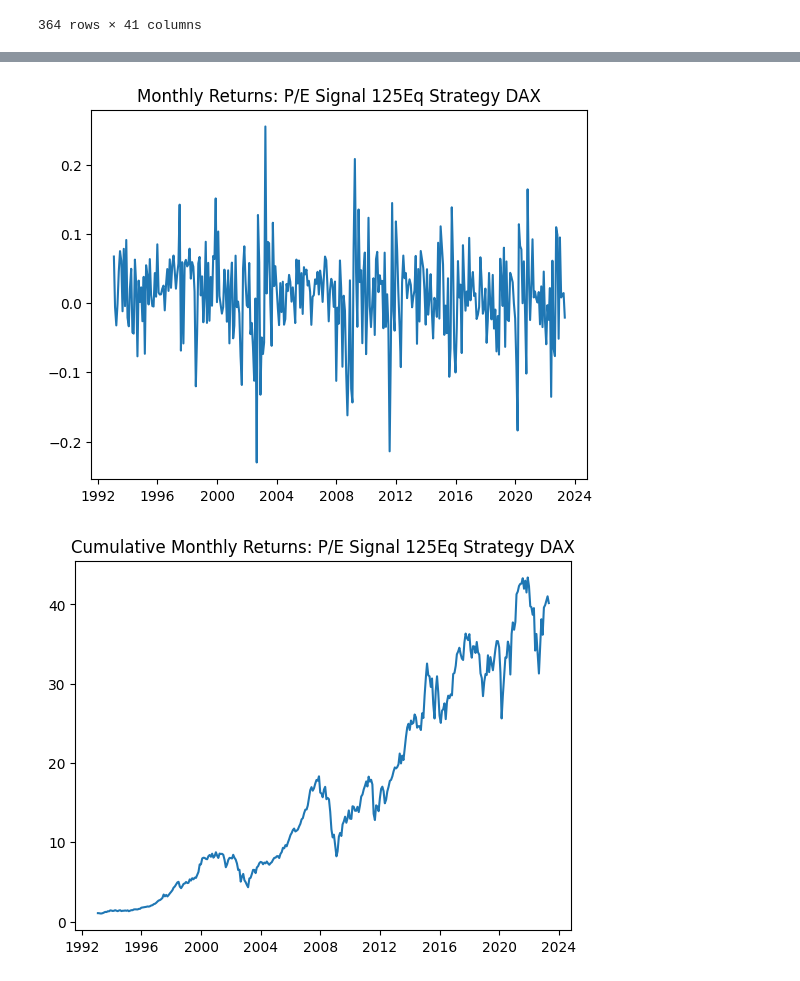
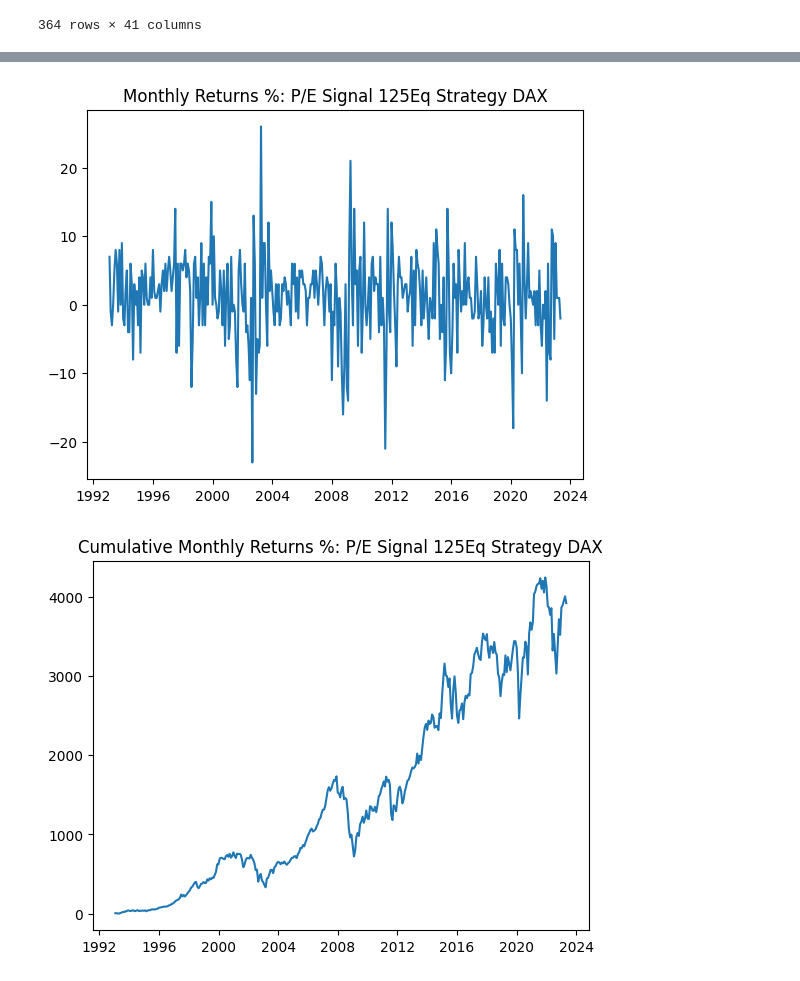
Before and after one commit to afoster28/efi-hw-mktTimingStrat, a Jupyter notebook: EFI_HW_Project_Foster.ipynb, the cells around one changed output, grey strips where cells are left out. Drawn from its saved outputs; the diff is of its cells as text; code cells hidden in the pictures.

```diff
--- a/EFI_HW_Project_Foster.ipynb
+++ b/EFI_HW_Project_Foster.ipynb
@@ -662,16 +676,19 @@ return_1m_pe125 = data_bounded_ger_inv['Portfolio_125'].tolist()
 return_scalar_1m_pe125 = [i + 1 for i in return_1m_pe125]
 return_1m_pe125_cum_i = 1
 return_1m_pe125_cum = [(return_1m_pe125_cum_i:=return_1m_pe125_cum_i*v) for v in return_scalar_1m_pe125]
+return_1m_pe125_cum = [i - 1 for i in return_1m_pe125_cum]
 # %%
-plt.plot(date_range, return_1m_pe125)
-plt.title('Monthly Returns: P/E Signal 125Eq Strategy DAX')
+return_1m_pe125_perc = [round(i * 100) for i in return_1m_pe125]
+plt.plot(date_range, return_1m_pe125_perc)
+plt.title('Monthly Returns %: P/E Signal 125Eq Strategy DAX')
 plt.show()
 # %% [output]
-[figure, old version]
+[figure, new version]
 # %%
-plt.plot(date_range, return_1m_pe125_cum)
-plt.title('Cumulative Monthly Returns: P/E Signal 125Eq Strategy DAX')
+return_1m_pe125_cum_perc = [round(i * 100) for i in return_1m_pe125_cum]
+plt.plot(date_range, return_1m_pe125_cum_perc)
+plt.title('Cumulative Monthly Returns %: P/E Signal 125Eq Strategy DAX')
 plt.show()
 # %% [output]
-[figure, old version]
+[figure, new version]
 # %%
```
Also changed, not shown: parts of 25 cells of this notebook, 36 other files.
